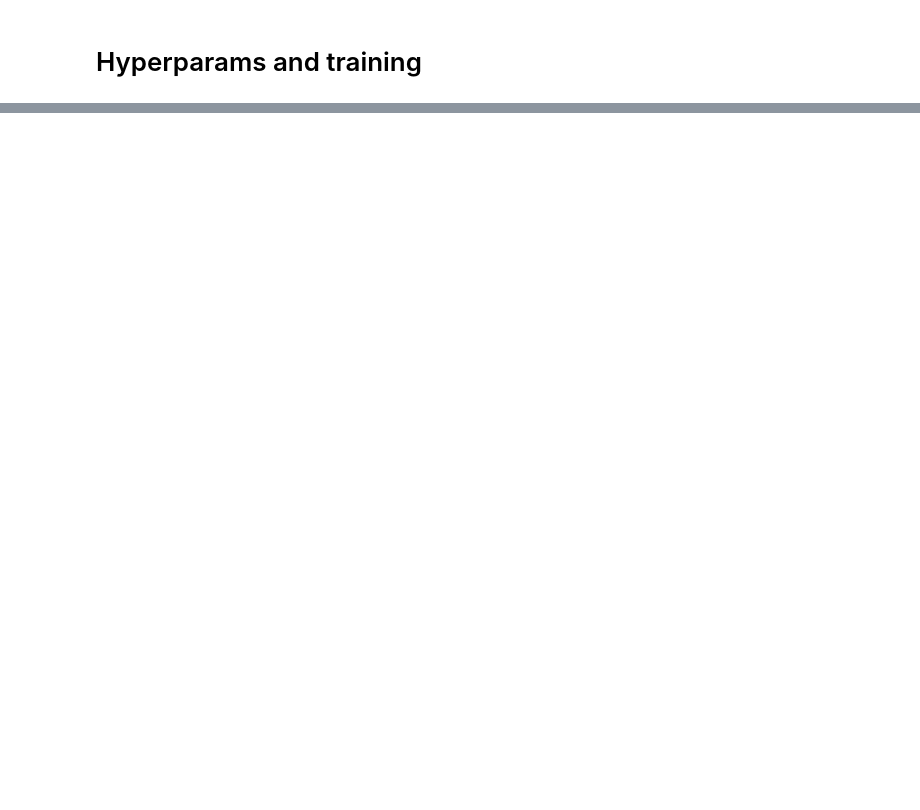
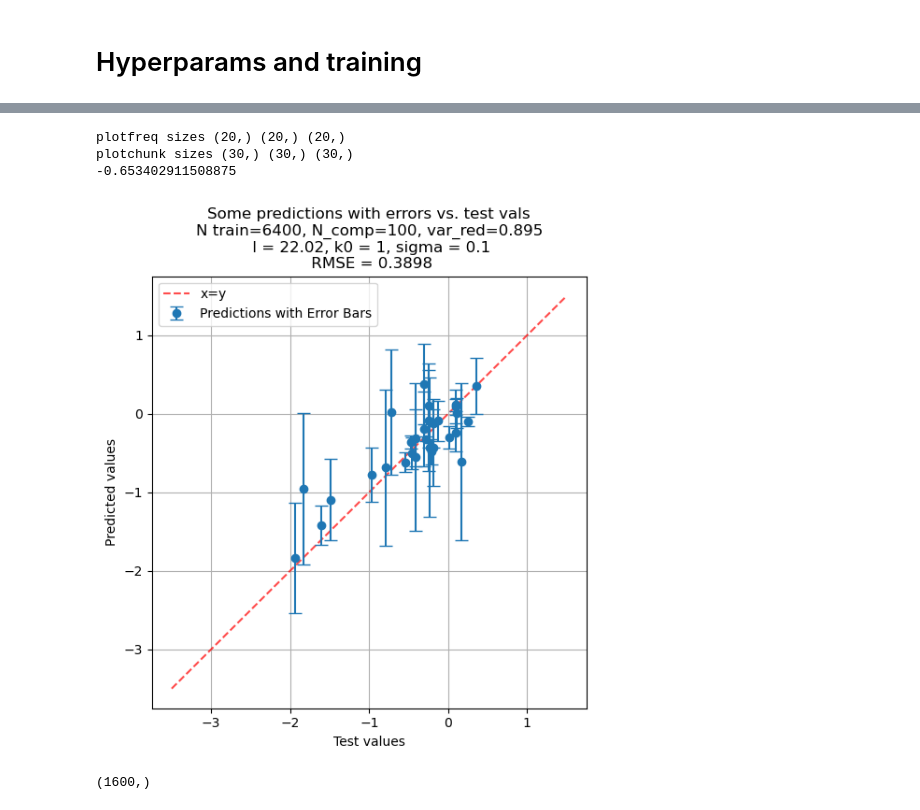
Before and after one commit to fridamarieLJ/Materials-Design-with-Machine-Learning, a Jupyter notebook: project_main_sparse_albert.ipynb, the cells around one changed output, grey strips where cells are left out. Cells and saved outputs as stored; diff of their text form; code cells hidden in the pictures; blank space fills up the shorter version.

```diff
--- a/project_main_sparse_albert.ipynb
+++ b/project_main_sparse_albert.ipynb
@@ -198,0 +199,5 @@ predictions = np.array([GP_train.predict(fingerprint) for fingerprint in X_test_
+# %%
+### Predict errors
+variance = np.array([GP_train.variance(fingerprint) for fingerprint in X_test_svd])
+# %%
+errors = np.sqrt(variance)
@@ -223,0 +236,47 @@ With l = 49.42545168398237, k0 = 1, sigma = 0.01  RMSE = 0.3473753520185545
+# %%
+### Plotting some predictions with their predicted errors
+#plotting range for graphs
+xlim = [-3.5, 1.5]
+xg = np.linspace(xlim[0], xlim[1], 2)
+plotfreq=80
+y_test_s = y_test[::plotfreq]
+predictions_s = predictions[::plotfreq]
+errors_s = errors[::plotfreq]
+
+plotchunk=30
+n_chunk=12
+y_test_c = y_test[n_chunk*plotchunk:(n_chunk+1)*plotchunk]
+predictions_c = predictions[n_chunk*plotchunk:(n_chunk+1)*plotchunk]
+errors_c = errors[n_chunk*plotchunk:(n_chunk+1)*plotchunk]
+
+print('plotfreq sizes', y_test_s.shape, predictions_s.shape, errors_s.shape)
+print('plotchunk sizes', y_test_c.shape, predictions_c.shape, errors_c.shape)
+
+fig, ax = plt.subplots(figsize=(6,6))
+
+#Explanation of som params: N_comp: components used in reduction medthod (pca or svd).  var_red: varation explained of reduction medthod
+#NB: i have defined own RMSE function as rmse()
+ax.set_title(f'Some predictions with errors vs. test vals\nN train={X_train_svd.shape[0]}, N_comp={n_components}, var_red={var_reduction:.3f}\n l = {opt_params[0]:.2f}, k0 = {k0}, sigma = {sigma}\n RMSE = {rmse(y_test, predictions):.4f}')
+ax.plot(xg,xg, color = 'red', linestyle = 'dashed', alpha=0.7, label='x=y')
+
+#Every n'th element
+#ax.errorbar(y_test_s, predictions_s, yerr=errors_s, fmt='o', capsize=5, capthick=1, label='Predictions with Error Bars')
+
+#plot a chunk of n elements
+ax.errorbar(y_test_c, predictions_c, yerr=errors_c, fmt='o', capsize=5, capthick=1, label='Predictions with Error Bars')
+
+ax.set_xlabel('Test values')
+ax.set_ylabel('Predicted values')
+ax.grid()
+ax.legend()
+
+print(np.mean(y_test))
+# %% [output]
+plotfreq sizes (20,) (20,) (20,)
+plotchunk sizes (30,) (30,) (30,)
+-0.653402911508875
+[figure, added]
+# %%
+predictions.shape
+# %% [output]
+(1600,)
```
Also changed, not shown: parts of 18 cells of this notebook, 1 other file.
